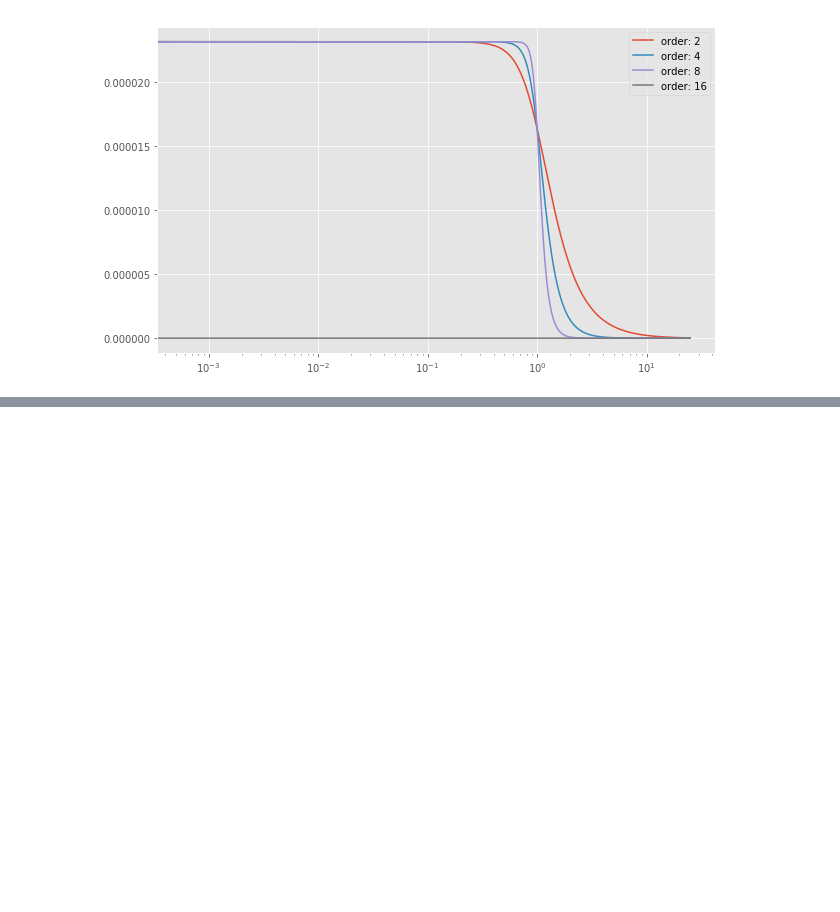
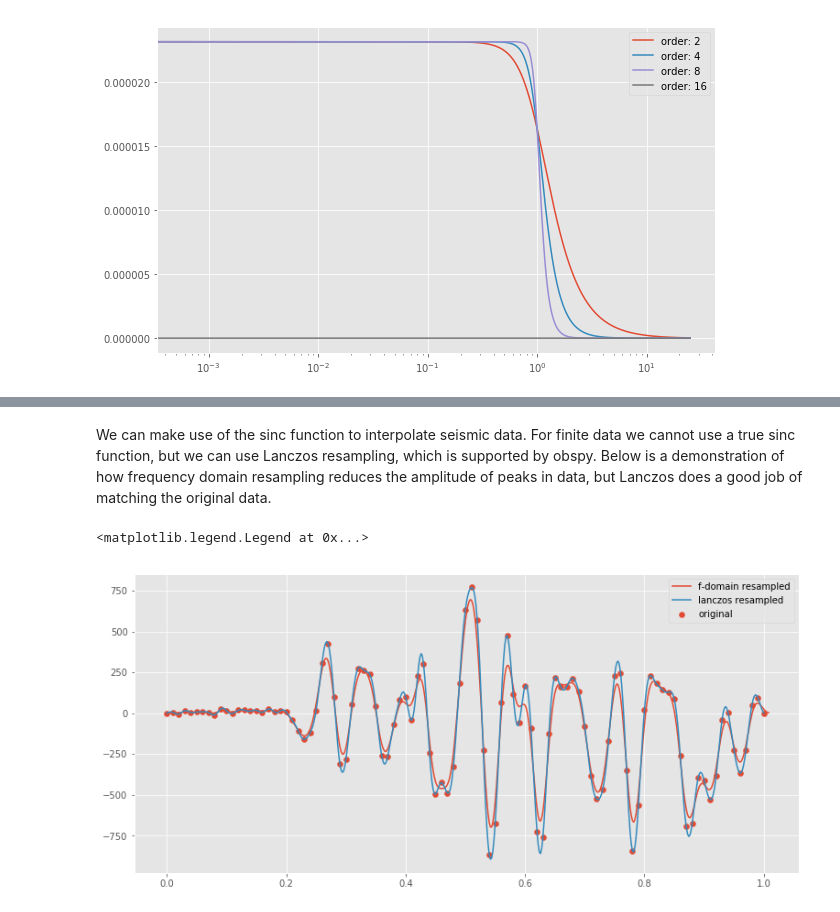
Before and after one commit to calum-chamberlain/GPHS445_notebooks, a Jupyter notebook: 1_Processing_and_recording/4_Filtering_Resampling.ipynb, the cells around one changed output, grey strips where cells are left out. Saved outputs shown, nothing was run; the diff lists cells and outputs as text; code cells hidden in the pictures; blank space fills up the shorter version.

Commit message:
Resampling done

```diff
--- a/1_Processing_and_recording/4_Filtering_Resampling.ipynb
+++ b/1_Processing_and_recording/4_Filtering_Resampling.ipynb
@@ -346,0 +475,31 @@ better/different ways to change the sampling rate of data...
+# %% [markdown]
+We can make use of the sinc function to interpolate seismic data.  For finite data we cannot use a
+true sinc function, but we can use Lanczos resampling, which is supported by obspy.  Below is a
+demonstration of how frequency domain resampling reduces the amplitude of peaks in data, but
+Lanczos does a good job of matching the original data.
+# %%
+new_rate = 500
+
+tr_trimmed = tr.copy().trim(
+    tr.stats.starttime + 4.5, tr.stats.starttime + 5.5).detrend()
+tr_resampled = tr_trimmed.copy().resample(new_rate)
+tr_lanczos = tr_trimmed.copy().interpolate(
+    new_rate, method="lanczos", a=20)
+
+fig, ax = plt.subplots(1, figsize=(13, 6))
+ax.scatter(
+    np.arange(0, tr_trimmed.stats.npts * tr_trimmed.stats.delta,
+              tr_trimmed.stats.delta),
+    tr_trimmed.data, label="original")
+ax.plot(
+    np.arange(0, tr_resampled.stats.npts * tr_resampled.stats.delta,
+              tr_resampled.stats.delta),
+    tr_resampled.data, label="f-domain resampled")
+ax.plot(
+    np.arange(0, tr_lanczos.stats.npts * tr_lanczos.stats.delta,
+              tr_lanczos.stats.delta),
+    tr_lanczos.data, label="lanczos resampled")
+ax.legend()
+# %% [output]
+<matplotlib.legend.Legend at 0x...>
+[figure, added]
```
Also changed, not shown: parts of 12 cells of this notebook, 5 other files.
